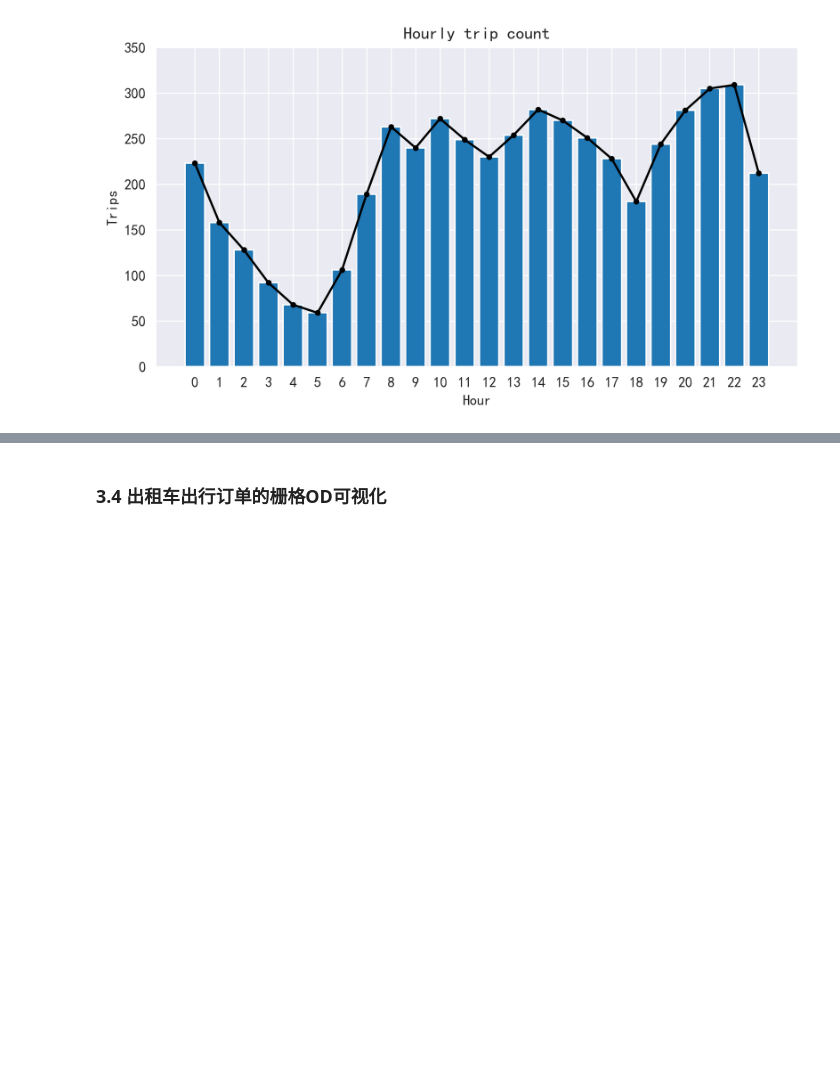
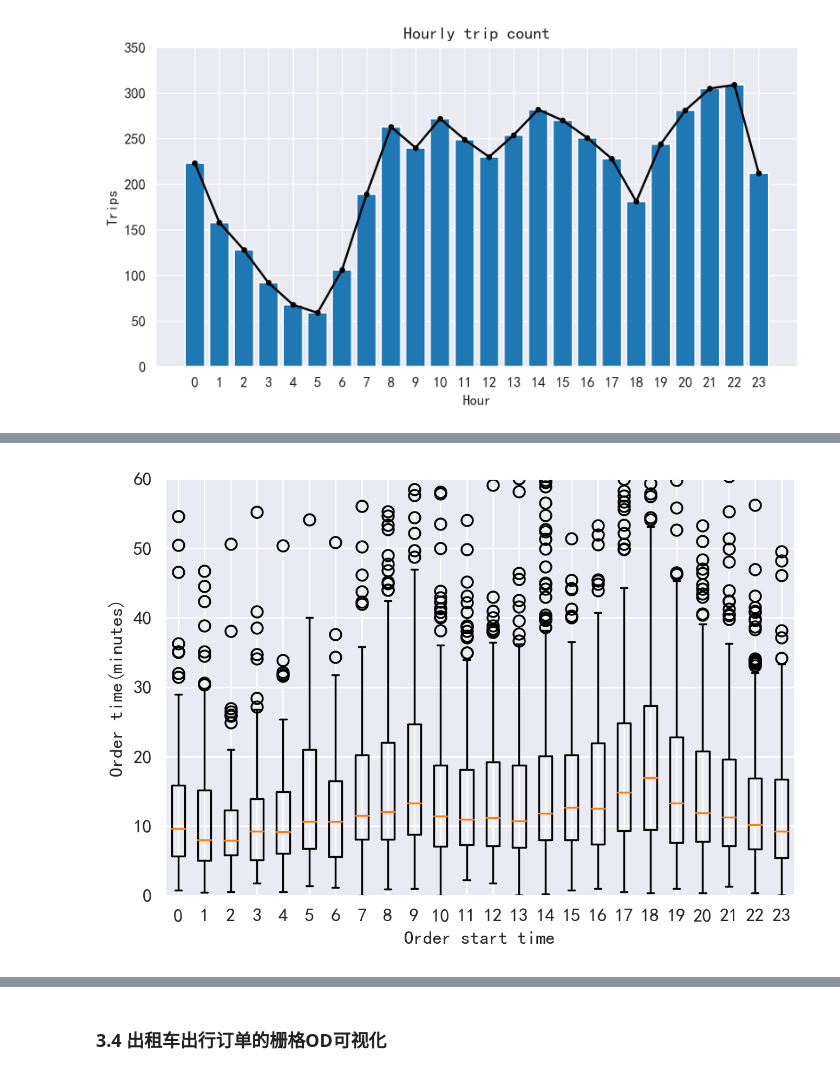
Before and after one commit to raingrain/evaluation-and-analysis-of-gps-data-for-taxi-in-shenzhen, a Jupyter notebook: src/main.ipynb, the cells around one changed output, grey strips where cells are left out. Drawn from its saved outputs; the diff is of its cells as text; code cells hidden in the pictures; blank space fills up the shorter version.

```diff
--- a/src/main.ipynb
+++ b/src/main.ipynb
@@ -768,0 +780,15 @@ plt.show()
+# %%
+# 标准化时间
+# 订单开始时间标准化
+oddata['Stime_st'] = oddata['Stime'].apply(
+    lambda r: int(r.split(':')[0])) * 3600 + oddata['Stime'].apply(
+    lambda r: int(r.split(':')[1])) * 60 + oddata['Stime'].apply(
+    lambda r: int(r.split(':')[2]))
+# 订单结束时间标准化
+oddata['Etime_st'] = oddata['Etime'].apply(
+    lambda r: int(r.split(':')[0])) * 3600 + oddata['Etime'].apply(
+    lambda r: int(r.split(':')[1])) * 60 + oddata['Etime'].apply(
+    lambda r: int(r.split(':')[2]))
+# 计算时间差
+oddata['duration'] = (oddata['Etime_st'] - oddata['Stime_st'])
+oddata
@@ -768,0 +809,7 @@ plt.show()
+# %%
+# 时间格式转换
+oddata['duration'] = pd.to_datetime(oddata['Etime']) - pd.to_datetime(
+    oddata['Stime'])
+# 将时间差转换为秒
+oddata['duration'] = oddata['duration'].apply(lambda r: r.seconds)
+oddata
@@ -768,0 +838,19 @@ plt.show()
+# %%
+# 订单持续时间箱型图的绘制：plt.boxplot
+fig = plt.figure(1, (6, 4), dpi=250)
+ax = plt.subplot(111)
+plt.sca(ax)
+# 整理箱型图的数据，循环遍历每个小时，将列数据放入datas变量中
+datas = []
+for hour in range(24):
+    datas.append(oddata[oddata['Hour'] == hour]['duration'] / 60)
+# 绘制箱型图
+plt.boxplot(datas)
+# 更改x轴ticks的文字,传入两个参数，第一个为位置，第二个为标注文字
+plt.xticks(range(1, 25), range(24))
+plt.ylabel('Order time(minutes)')
+plt.xlabel('Order start time')
+plt.ylim(0, 60)
+plt.show()
+# %% [output]
+[figure, added]
```
Also changed, not shown: parts of 6 cells of this notebook.
